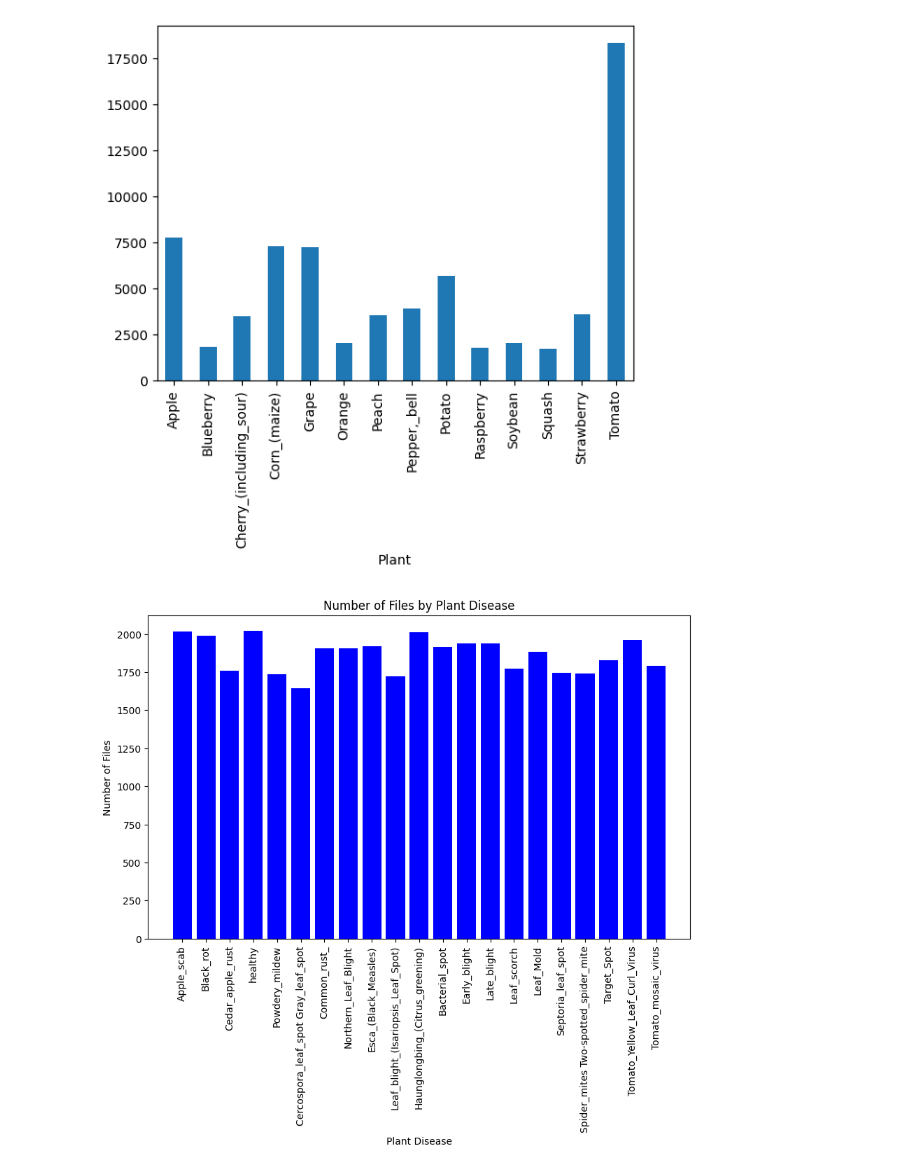
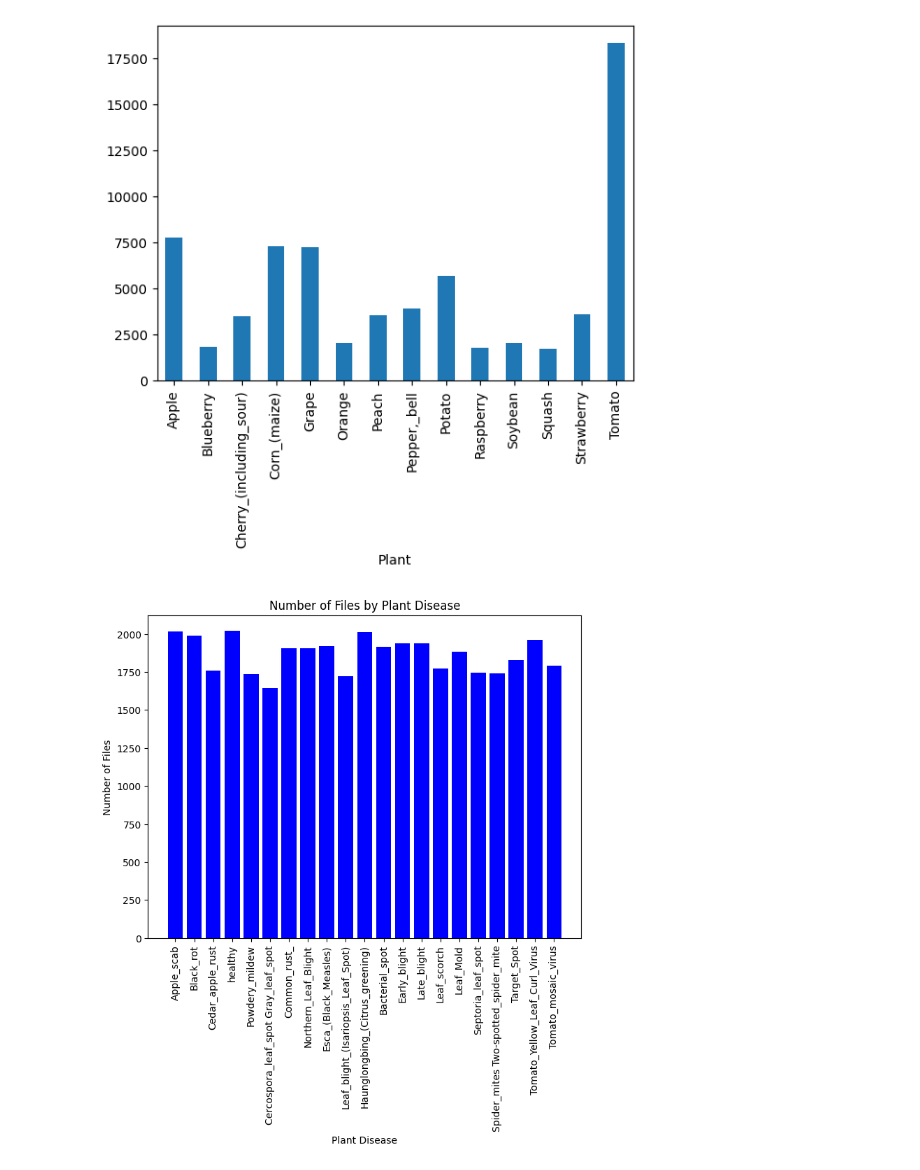
Before and after one commit to asosialuk/Plant-Detection, a Jupyter notebook: plant_detecion.ipynb, the cells around one changed output. Cells and saved outputs as stored; diff of their text form; code cells hidden in the pictures.

```diff
--- a/plant_detecion.ipynb
+++ b/plant_detecion.ipynb
@@ -107,15 +73,15 @@ data.groupby('Plant')['Files'].sum().plot(kind='bar')
 [figure]
 # %%
 grouped_data = data.groupby(['Plant', 'Disease']).sum().reset_index()
-plt.figure(figsize=(10, 6))
+plt.figure(figsize=(8, 6))
 plt.bar(grouped_data['Disease'], grouped_data['Files'], color='blue')
 plt.title('Number of Files by Plant Disease')
 plt.xlabel('Plant Disease')
 plt.ylabel('Number of Files')
 plt.xticks(rotation=90)
 plt.show()
 # %% [output]
-[figure, old version]
+[figure, new version]
 # %%
 #showing random pictures from the folder _train
 plt.figure(figsize=(12,12))
```
Also changed, not shown: parts of 3 cells of this notebook.
